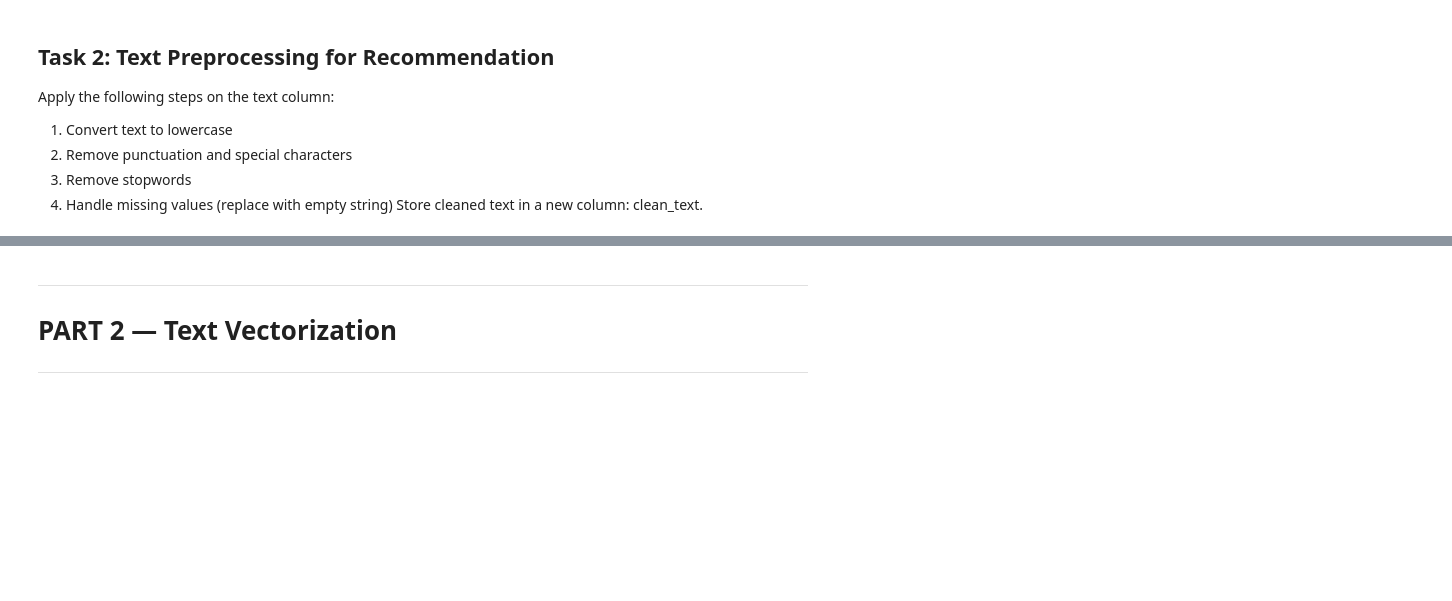
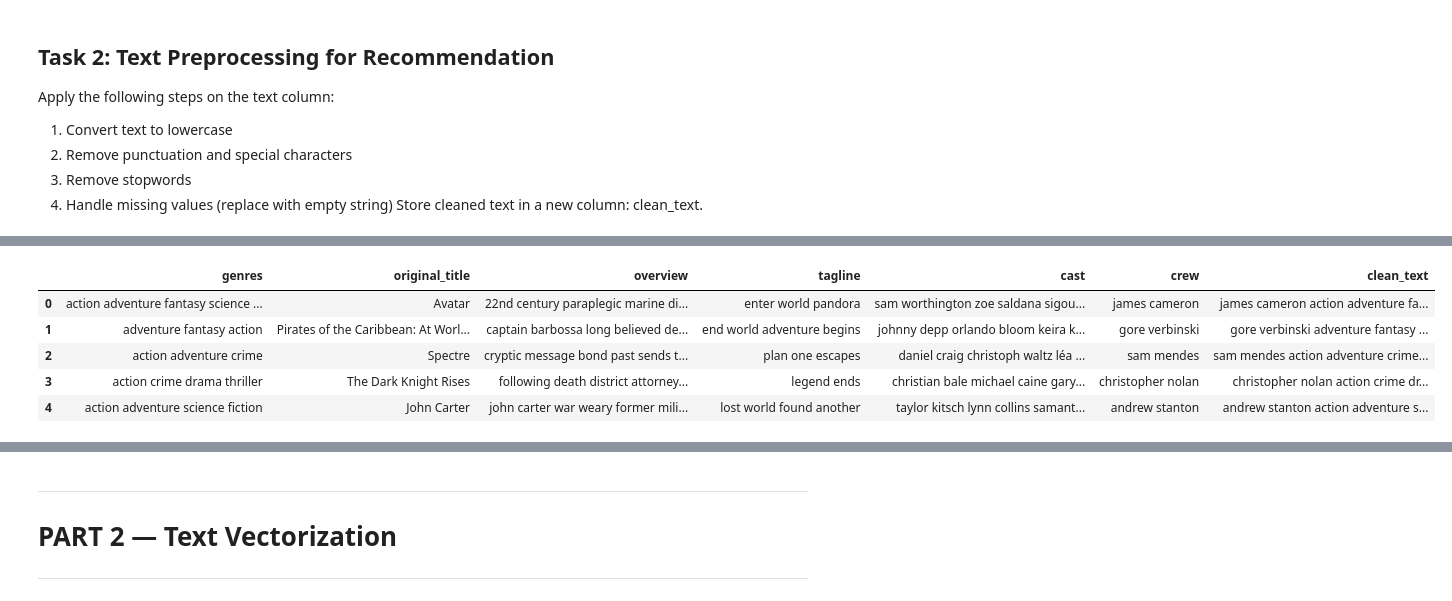
Before and after one commit to Komalgore57/Assignment20, a Jupyter notebook: Assignment20.ipynb, the cells around one changed output, grey strips where cells are left out. Drawn from its saved outputs; the diff is of its cells as text; code cells hidden in the pictures; blank space fills up the shorter version.

```diff
--- a/Assignment20.ipynb
+++ b/Assignment20.ipynb
@@ -24,0 +235,52 @@ Store cleaned text in a new column: clean_text.
+# %%
+def stop_word_removal(data):
+    result = []
+    for i in data.split():
+        if i not in stopword_list:
+            result.append(i)
+    return " ".join(result)
+# %%
+col_names = list(df.columns)
+
+col_names.remove("original_title")
+# %%
+# Apply the following steps on the text column:
+
+
+
+# 1. Convert text to lowercase
+
+df['tagline'] = df['tagline'].apply(lambda data : str(data))
+
+for i in col_names:
+    df[i] = df[i].apply(lambda data : data.lower())
+
+# 2. Remove punctuation and special characters
+
+for i in col_names:
+    df[i] = df[i].apply(lambda data : re.sub(r"[^\w ^\d]"," ",data))
+
+
+# 3. Remove stopwords
+
+for i in col_names:
+    df[i] = df[i].apply(lambda data : stop_word_removal(data))
+
+
+# 4. Handle missing values (replace with empty string)
+
+# already done
+
+
+
+# Store cleaned text in a new column: clean_text.
+df['clean_text'] = df['crew'] + " " +df['genres'] + " " + df['overview']+ " " +df['tagline'] + " " +df['cast']
+# %%
+df.head()
+# %% [output]
+|  | genres | original_title | overview | tagline | cast | crew | clean_text |
+| 0 | action adventure fantasy science ... | Avatar | 22nd century paraplegic marine di... | enter world pandora | sam worthington zoe saldana sigou... | james cameron | james cameron action adventure fa... |
+| 1 | adventure fantasy action | Pirates of the Caribbean: At Worl... | captain barbossa long believed de... | end world adventure begins | johnny depp orlando bloom keira k... | gore verbinski | gore verbinski adventure fantasy ... |
+| 2 | action adventure crime | Spectre | cryptic message bond past sends t... | plan one escapes | daniel craig christoph waltz léa ... | sam mendes | sam mendes action adventure crime... |
+| 3 | action crime drama thriller | The Dark Knight Rises | following death district attorney... | legend ends | christian bale michael caine gary... | christopher nolan | christopher nolan action crime dr... |
+| 4 | action adventure science fiction | John Carter | john carter war weary former mili... | lost world found another | taylor kitsch lynn collins samant... | andrew stanton | andrew stanton action adventure s... |
```
Also changed, not shown: parts of 20 cells of this notebook.
